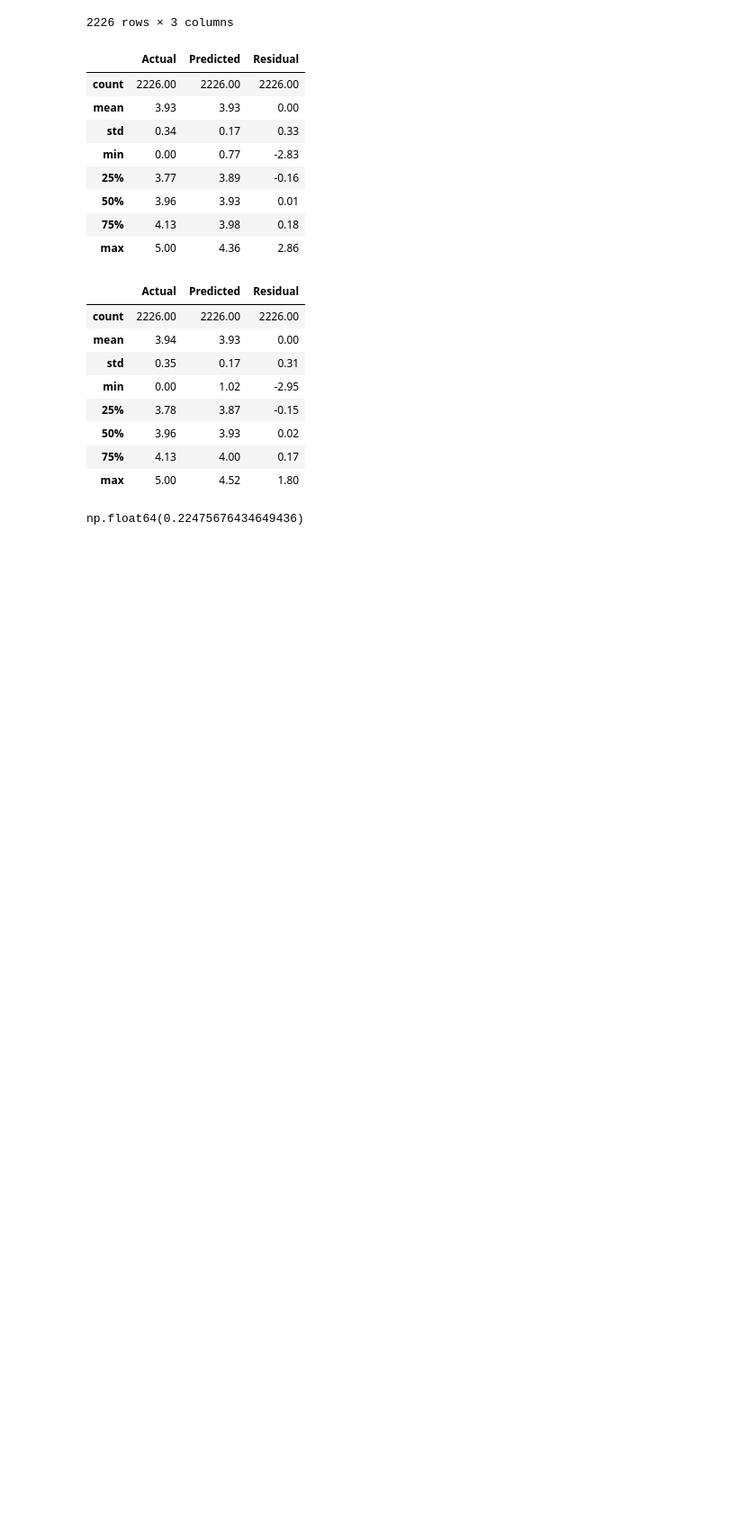
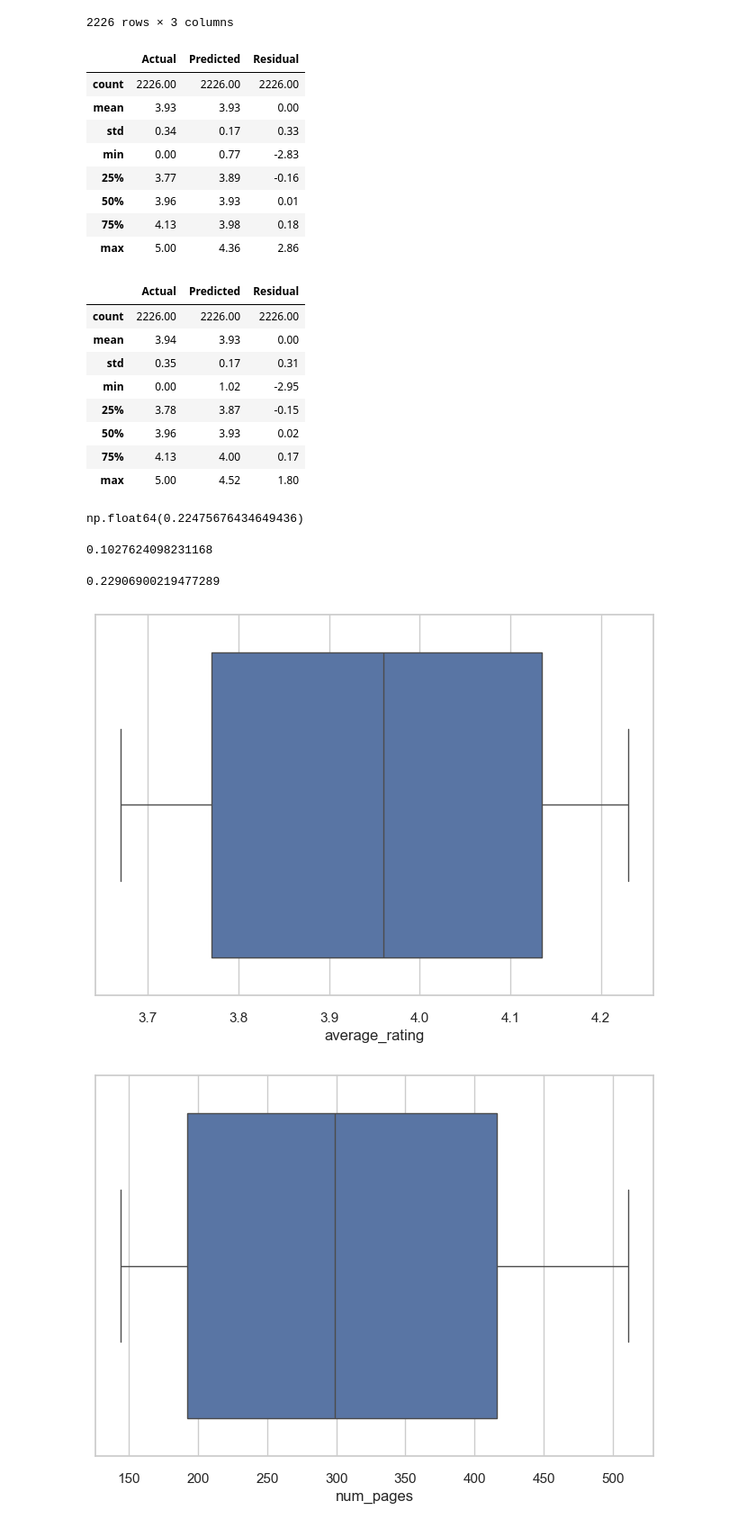
Before and after one commit to tanattiyarungtham/book_rating_project, a Jupyter notebook: book_raing_ML.ipynb, the cells around one changed output. Shown at 90% size. Cells and saved outputs as stored; diff of their text form; code cells hidden in the pictures; blank space fills up the shorter version.

```diff
--- a/book_raing_ML.ipynb
+++ b/book_raing_ML.ipynb
@@ -2247,0 +2255,18 @@ np.float64(0.22475676434649436)
+# %%
+r2_score(y_test2,y_predict2)
+# %% [output]
+0.1027624098231168
+# %%
+r2_score(y_test,y_predict)
+# %% [output]
+0.22906900219477289
+# %%
+for i in processed_data.select_dtypes(exclude=["object"]).columns:
+    processed_data[i].clip(lower=processed_data[i].quantile(0.15), upper=processed_data[i].quantile(0.85), inplace=True)
+# %%
+for col in processed_data.select_dtypes(exclude=["object"]).columns:
+    sns.boxplot(x=processed_data[col])
+    plt.show()
+# %% [output]
+[figure, added]
+[figure, added]
```
Also changed, not shown: parts of 32 cells of this notebook.
